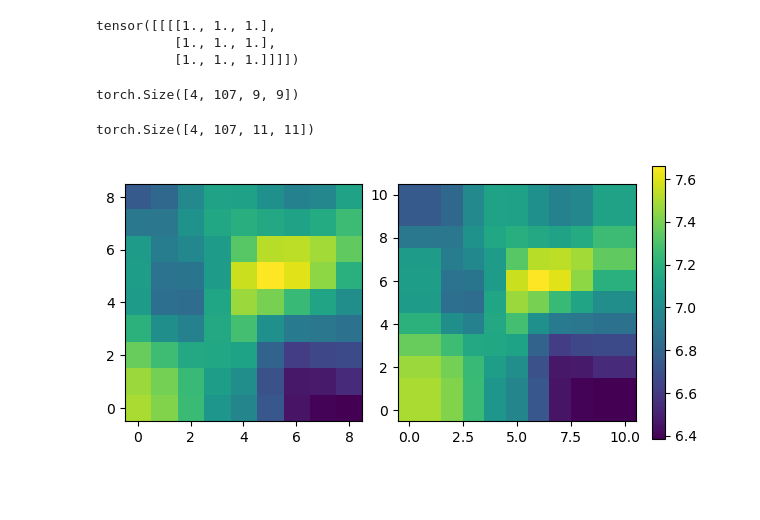
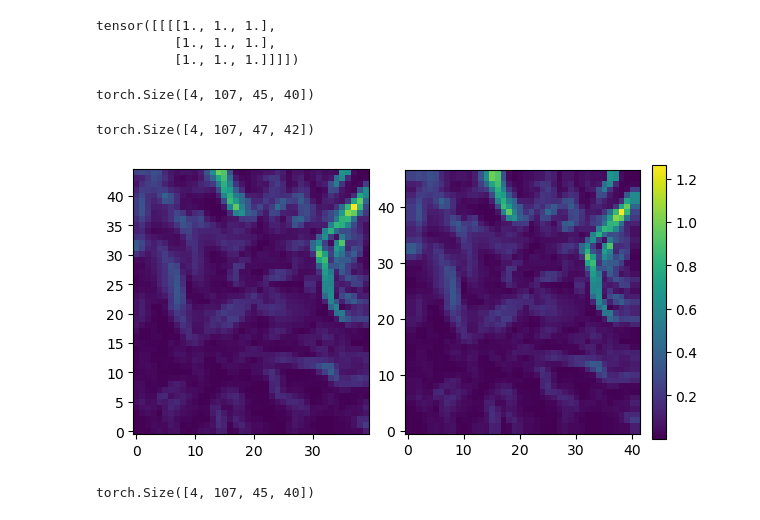
Before and after one commit to anastasiaGor/oceanDataNotebooks, a Jupyter notebook: density_ML/26-function_test_on_data.ipynb, the cells around one changed output. Drawn from its saved outputs; the diff is of its cells as text; code cells hidden in the pictures; blank space fills up the shorter version.

Commit message:
tests of different non-dimensionalization procedures
notebook with tests, histograms and scatter plots

```diff
--- a/density_ML/26-function_test_on_data.ipynb
+++ b/density_ML/26-function_test_on_data.ipynb
@@ -172,19 +172,21 @@ data = data[:,:,1:10,1:10]
+# %%
+data_diff = sample['diff_votemper_sqr']
 # %%
-padded_data = padding(data)
+padded_data = padding(data_diff)
 # %%
-data.shape
+data_var.shape
 # %% [output]
-torch.Size([4, 107, 9, 9])
+torch.Size([4, 107, 45, 40])
 # %%
 padded_data.shape
 # %% [output]
-torch.Size([4, 107, 11, 11])
+torch.Size([4, 107, 47, 42])
 # %%
 fig, ax = plt.subplots(1, 2, constrained_layout=True, figsize=(6, 3.5))
 index = 0
-ax[0].imshow(data[index,-1,:,:], origin='lower')
+ax[0].imshow(data_diff[index,-1,:,:], origin='lower')
 img = ax[1].imshow(padded_data[index,-1,:,:], origin='lower')
 fig.colorbar(img, ax=ax[-1], shrink=0.8)
 plt.show()
 # %% [output]
-[figure, old version]
+[figure, new version]
@@ -190,0 +199,4 @@ plt.show()
+# %%
+average3x3_unflatten.shape
+# %% [output]
+torch.Size([4, 107, 45, 40])
```
Also changed, not shown: parts of 5 cells of this notebook, 1 other file.
